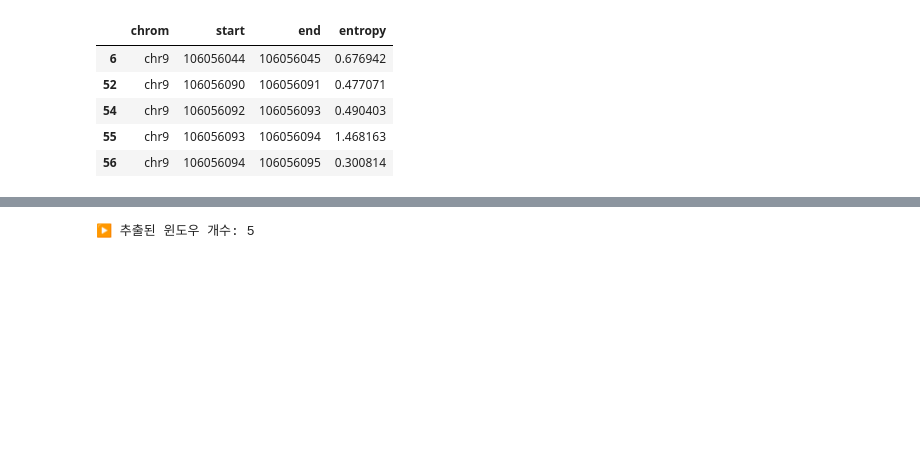
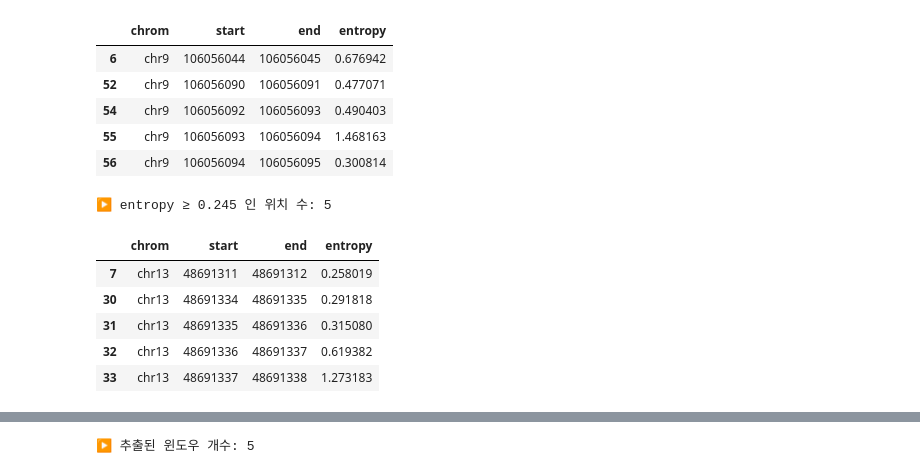
Before and after one commit to Hyeonnji/hyeonji-practice2, a Jupyter notebook: CoLab_TermProj_2025_3.ipynb, the cells around one changed output, grey strips where cells are left out. Cells and saved outputs as stored; diff of their text form; code cells hidden in the pictures; blank space fills up the shorter version.

```diff
--- a/CoLab_TermProj_2025_3.ipynb
+++ b/CoLab_TermProj_2025_3.ipynb
@@ -1907,3 +1907,28 @@ high.head()
 | 54 | chr9 | 106056092 | 106056093 | 0.490403 |
 | 55 | chr9 | 106056093 | 106056094 | 1.468163 |
 | 56 | chr9 | 106056094 | 106056095 | 0.300814 |
+# %%
+import pandas as pd
+
+# bedGraph 불러오기
+df = pd.read_csv("Mirlet7f-1_entropy.bedGraph",
+                 sep="\t",
+                 names=["chrom","start","end","entropy"])
+
+# 1-1. 원하는 임계치(threshold) 설정 — 예: 상위 5%
+th = df.entropy.quantile(0.95)
+highf = df[df.entropy >= th].copy()
+print(f"▶ entropy ≥ {th:.3f} 인 위치 수:", len(highf))
+
+# 또는 절대값 기준: entropy ≥ 0.5
+# high = df[df.entropy >= 0.5]
+
+highf.head()
+# %% [output]
+▶ entropy ≥ 0.245 인 위치 수: 5
+|  | chrom | start | end | entropy |
+| 7 | chr13 | 48691311 | 48691312 | 0.258019 |
+| 30 | chr13 | 48691334 | 48691335 | 0.291818 |
+| 31 | chr13 | 48691335 | 48691336 | 0.315080 |
+| 32 | chr13 | 48691336 | 48691337 | 0.619382 |
+| 33 | chr13 | 48691337 | 48691338 | 1.273183 |
```
Also changed, not shown: parts of 7 cells of this notebook.
